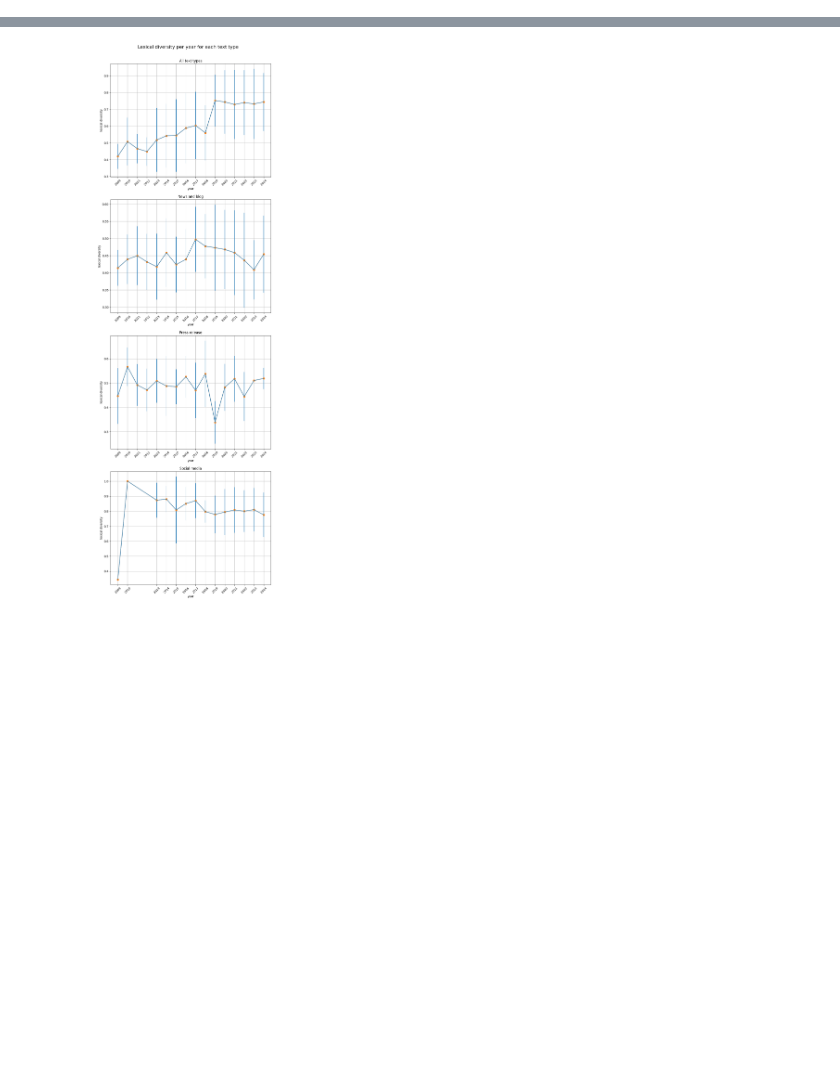
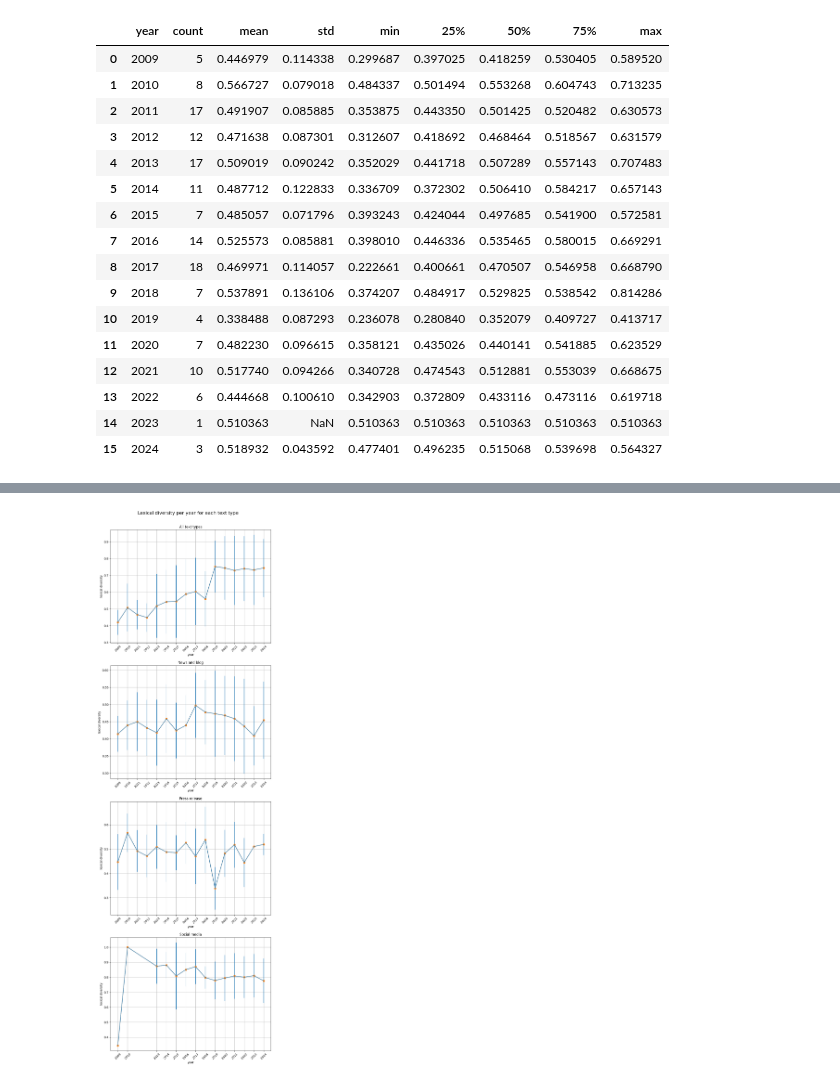
Before and after one commit to sfu-discourse-lab/fake_news_over_time, a Jupyter notebook: lexical_diversity_trendlines.ipynb, the cells around one changed output, grey strips where cells are left out. Saved outputs shown, nothing was run; the diff lists cells and outputs as text; code cells hidden in the pictures; blank space fills up the shorter version.

```diff
--- a/lexical_diversity_graphs.ipynb
+++ b/lexical_diversity_trendlines.ipynb
@@ -28,0 +47,21 @@ social_media_summary_df = get_summary_df(
+# %%
+press_release_summary_df = pd.read_excel("./output/press_release/lexical_diversity_press_release.xlsx", sheet_name="Summary")
+press_release_summary_df
+# %% [output]
+|  | year | count | mean | std | min | 25% | 50% | 75% | max |
+| 0 | 2009 | 5 | 0.446979 | 0.114338 | 0.299687 | 0.397025 | 0.418259 | 0.530405 | 0.589520 |
+| 1 | 2010 | 8 | 0.566727 | 0.079018 | 0.484337 | 0.501494 | 0.553268 | 0.604743 | 0.713235 |
+| 2 | 2011 | 17 | 0.491907 | 0.085885 | 0.353875 | 0.443350 | 0.501425 | 0.520482 | 0.630573 |
+| 3 | 2012 | 12 | 0.471638 | 0.087301 | 0.312607 | 0.418692 | 0.468464 | 0.518567 | 0.631579 |
+| 4 | 2013 | 17 | 0.509019 | 0.090242 | 0.352029 | 0.441718 | 0.507289 | 0.557143 | 0.707483 |
+| 5 | 2014 | 11 | 0.487712 | 0.122833 | 0.336709 | 0.372302 | 0.506410 | 0.584217 | 0.657143 |
+| 6 | 2015 | 7 | 0.485057 | 0.071796 | 0.393243 | 0.424044 | 0.497685 | 0.541900 | 0.572581 |
+| 7 | 2016 | 14 | 0.525573 | 0.085881 | 0.398010 | 0.446336 | 0.535465 | 0.580015 | 0.669291 |
+| 8 | 2017 | 18 | 0.469971 | 0.114057 | 0.222661 | 0.400661 | 0.470507 | 0.546958 | 0.668790 |
+| 9 | 2018 | 7 | 0.537891 | 0.136106 | 0.374207 | 0.484917 | 0.529825 | 0.538542 | 0.814286 |
+| 10 | 2019 | 4 | 0.338488 | 0.087293 | 0.236078 | 0.280840 | 0.352079 | 0.409727 | 0.413717 |
+| 11 | 2020 | 7 | 0.482230 | 0.096615 | 0.358121 | 0.435026 | 0.440141 | 0.541885 | 0.623529 |
+| 12 | 2021 | 10 | 0.517740 | 0.094266 | 0.340728 | 0.474543 | 0.512881 | 0.553039 | 0.668675 |
+| 13 | 2022 | 6 | 0.444668 | 0.100610 | 0.342903 | 0.372809 | 0.433116 | 0.473116 | 0.619718 |
+| 14 | 2023 | 1 | 0.510363 | NaN | 0.510363 | 0.510363 | 0.510363 | 0.510363 | 0.510363 |
+| 15 | 2024 | 3 | 0.518932 | 0.043592 | 0.477401 | 0.496235 | 0.515068 | 0.539698 | 0.564327 |
```
Also changed, not shown: parts of 7 cells of this notebook, 15 other files.
